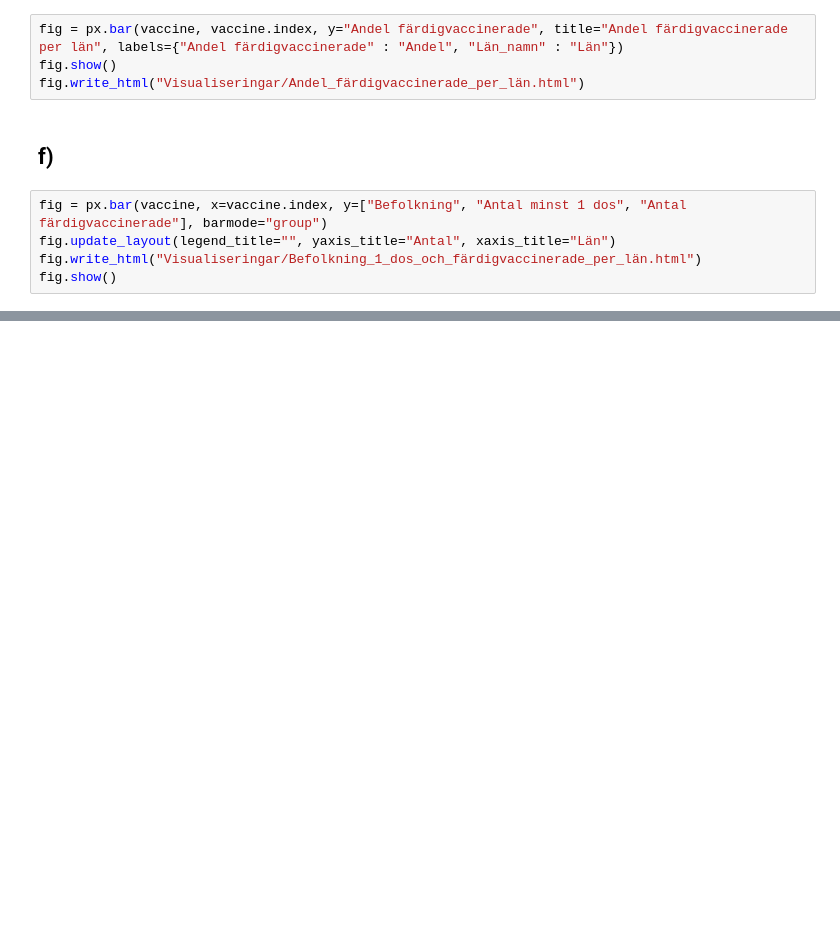
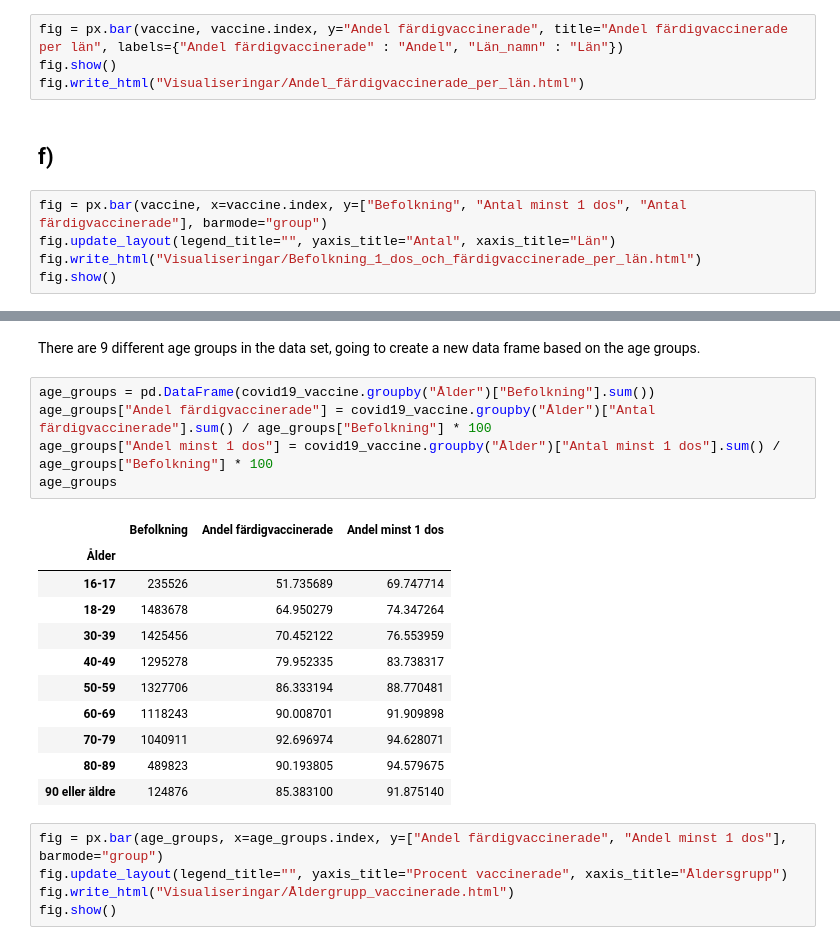
Before and after one commit to cseander/Databehandling-Christopher-Seander, a Jupyter notebook: Labs/Lab1.ipynb, the cells around one changed output, grey strips where cells are left out. Drawn from its saved outputs; the diff is of its cells as text; blank space fills up the shorter version.

```diff
--- a/Labs/Lab1.ipynb
+++ b/Labs/Lab1.ipynb
@@ -258,0 +290,24 @@ fig.show()
+# %% [markdown]
+There are 9 different age groups in the data set, going to create a new data frame based on the age groups.
+# %%
+age_groups = pd.DataFrame(covid19_vaccine.groupby("Ålder")["Befolkning"].sum())
+age_groups["Andel färdigvaccinerade"] = covid19_vaccine.groupby("Ålder")["Antal färdigvaccinerade"].sum() / age_groups["Befolkning"] * 100
+age_groups["Andel minst 1 dos"] = covid19_vaccine.groupby("Ålder")["Antal minst 1 dos"].sum() / age_groups["Befolkning"] * 100
+age_groups
+# %% [output]
+|  | Befolkning | Andel färdigvaccinerade | Andel minst 1 dos |
+| Ålder |  |  |  |
+| 16-17 | 235526 | 51.735689 | 69.747714 |
+| 18-29 | 1483678 | 64.950279 | 74.347264 |
+| 30-39 | 1425456 | 70.452122 | 76.553959 |
+| 40-49 | 1295278 | 79.952335 | 83.738317 |
+| 50-59 | 1327706 | 86.333194 | 88.770481 |
+| 60-69 | 1118243 | 90.008701 | 91.909898 |
+| 70-79 | 1040911 | 92.696974 | 94.628071 |
+| 80-89 | 489823 | 90.193805 | 94.579675 |
+| 90 eller äldre | 124876 | 85.383100 | 91.875140 |
+# %%
+fig = px.bar(age_groups, x=age_groups.index, y=["Andel färdigvaccinerade", "Andel minst 1 dos"], barmode="group")
+fig.update_layout(legend_title="", yaxis_title="Procent vaccinerade", xaxis_title="Åldersgrupp")
+fig.write_html("Visualiseringar/Åldergrupp_vaccinerade.html")
+fig.show()
```
Also changed, not shown: parts of 25 cells of this notebook, 12 other files.
